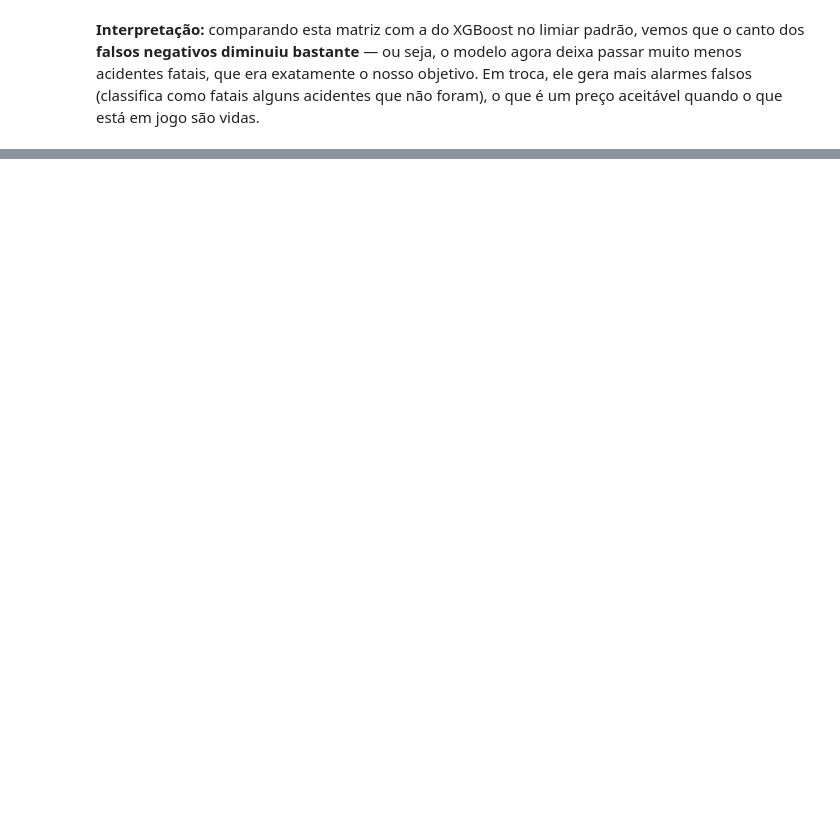
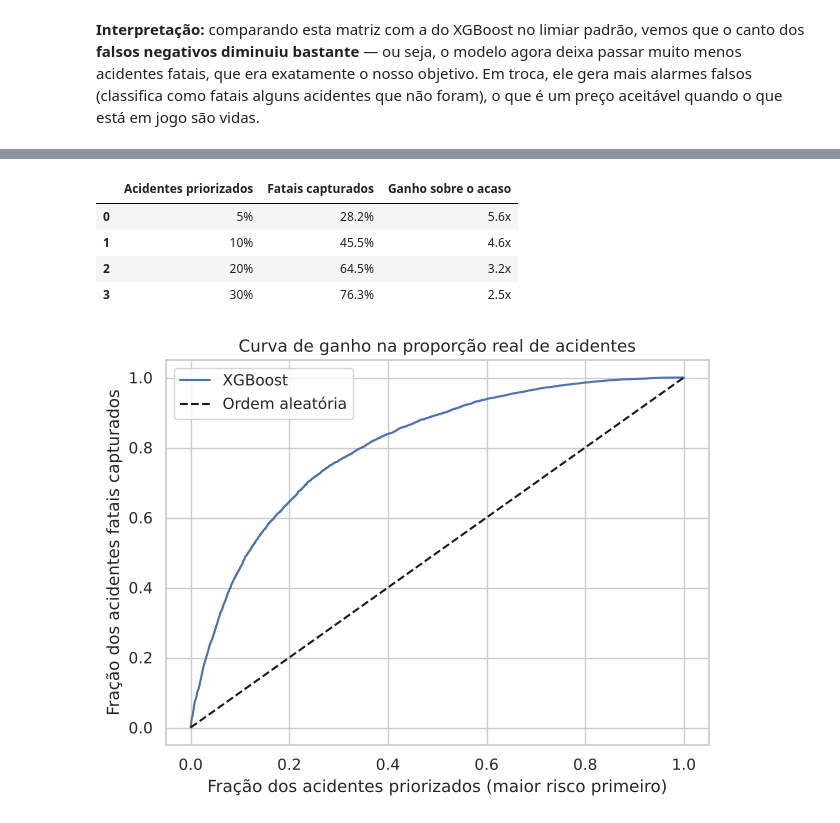
Before and after one commit to JGuilherme-aa1603/Predicao-de-acidentes-fatais, a Jupyter notebook: Projeto_Final_PRF.ipynb, the cells around one changed output, grey strips where cells are left out. Saved outputs shown, nothing was run; the diff lists cells and outputs as text; code cells hidden in the pictures; blank space fills up the shorter version.

```diff
--- a/Projeto_Final_PRF.ipynb
+++ b/Projeto_Final_PRF.ipynb
@@ -771,0 +940,31 @@ quando o que está em jogo são vidas.
+# %%
+proba_xgb6 = pipelines["XGBoost"].predict_proba(X6_teste)[:, 1]
+ordem = np.argsort(-proba_xgb6)
+pesos_ordenados = pesos_teste[ordem]
+fatais_ordenados = y6_teste.to_numpy()[ordem]
+fracao_acidentes = np.cumsum(pesos_ordenados) / pesos_ordenados.sum()
+fracao_fatais = np.cumsum(fatais_ordenados) / fatais_ordenados.sum()
+
+linhas_rank = []
+for topo in [0.05, 0.10, 0.20, 0.30]:
+    captura = fracao_fatais[fracao_acidentes <= topo][-1]
+    linhas_rank.append({"Acidentes priorizados": f"{topo:.0%}",
+                        "Fatais capturados": f"{captura:.1%}",
+                        "Ganho sobre o acaso": f"{captura / topo:.1f}x"})
+display(pd.DataFrame(linhas_rank))
+
+plt.figure(figsize=(7, 5))
+plt.plot(fracao_acidentes, fracao_fatais, label="XGBoost")
+plt.plot([0, 1], [0, 1], "k--", label="Ordem aleatória")
+plt.title("Curva de ganho na proporção real de acidentes")
+plt.xlabel("Fração dos acidentes priorizados (maior risco primeiro)")
+plt.ylabel("Fração dos acidentes fatais capturados")
+plt.legend()
+plt.show()
+# %% [output]
+|  | Acidentes priorizados | Fatais capturados | Ganho sobre o acaso |
+| 0 | 5% | 28.2% | 5.6x |
+| 1 | 10% | 45.5% | 4.6x |
+| 2 | 20% | 64.5% | 3.2x |
+| 3 | 30% | 76.3% | 2.5x |
+[figure, added]
```
Also changed, not shown: parts of 22 cells of this notebook, 2 other files.
